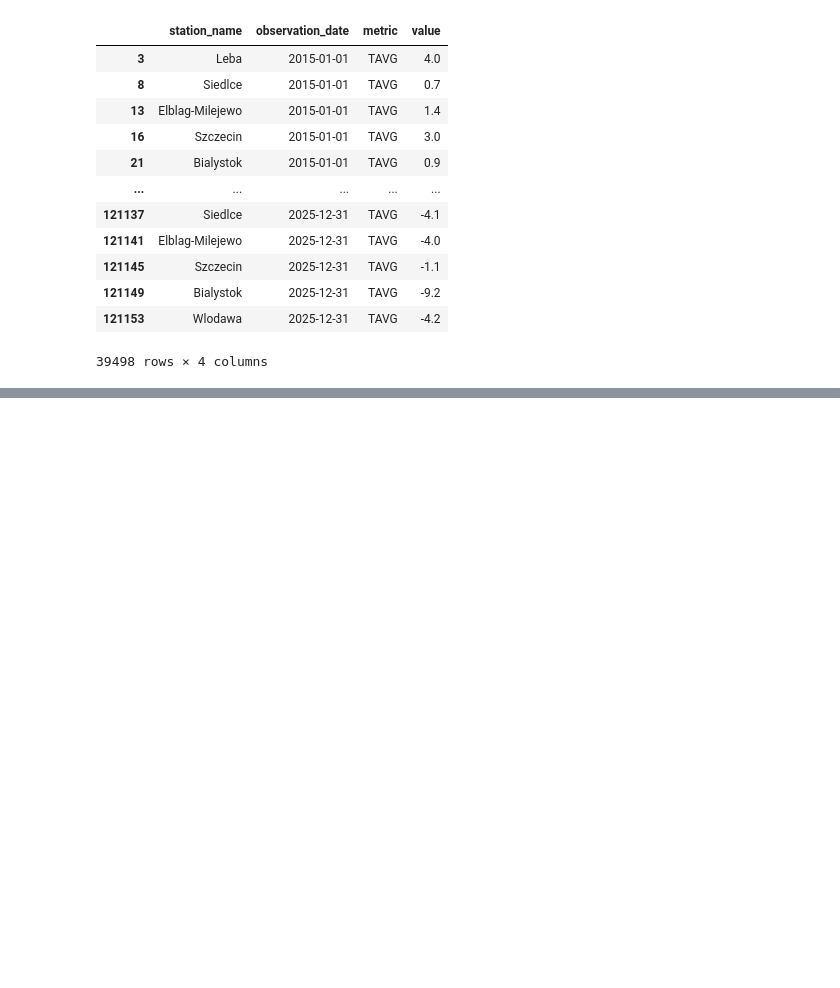
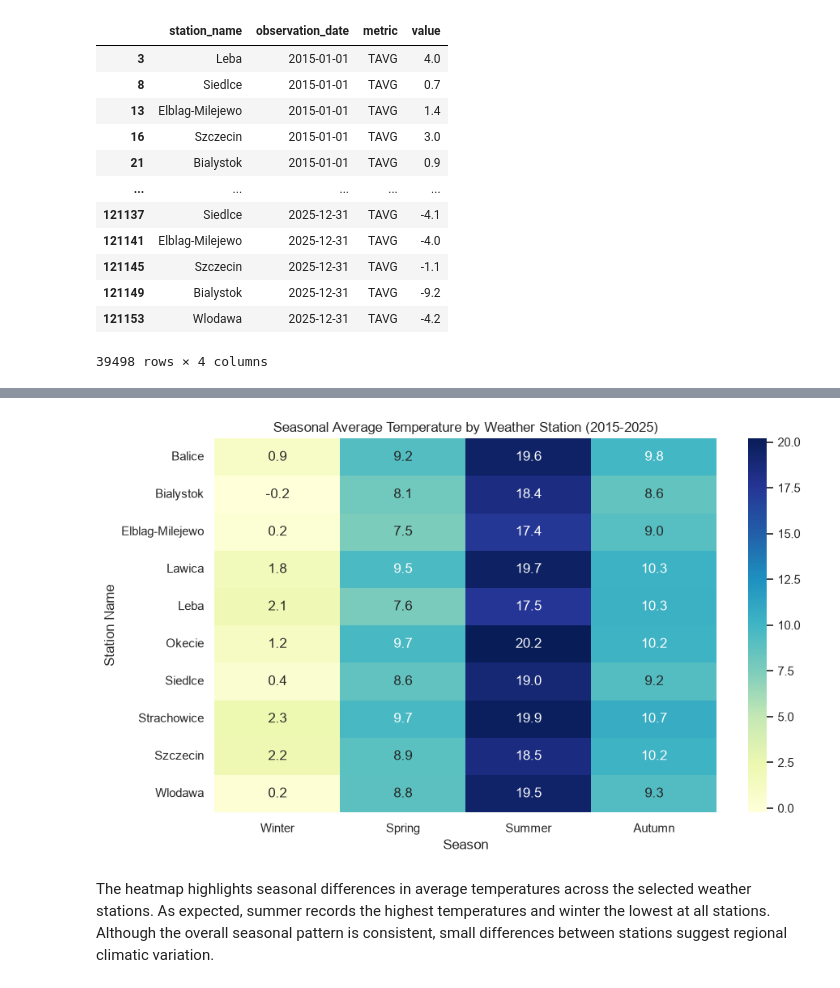
Before and after one commit to nerwuuus/data-toolkit, a Jupyter notebook: weather_data_processing/01_scripts/8_pandas_analysis.ipynb, the cells around one changed output, grey strips where cells are left out. Drawn from its saved outputs; the diff is of its cells as text; code cells hidden in the pictures; blank space fills up the shorter version.

Commit message:
heatmap added

```diff
--- a/weather_data_processing/01_scripts/8_pandas_analysis.ipynb
+++ b/weather_data_processing/01_scripts/8_pandas_analysis.ipynb
@@ -573,9 +591,9 @@ Although the selected stations differ in elevation and geographic location, thei
 # %%
-df
+heatmap_raw = df[['station_name', 'observation_date', 'metric', 'value']]
+heatmap_raw
 
-heatmap_raw = df[['station_name', 'observation_date', 'metric', 'value']]
-
-heatmap_raw
+heatmap = heatmap_raw.copy()
+heatmap
 # %% [output]
 |  | station_name | observation_date | metric | value |
 | 3 | Leba | 2015-01-01 | TAVG | 4.0 |
@@ -604,0 +670,12 @@ heatmap_raw
+# %%
+# 5. Change the order of Seasons.
+heatmap_matrix = heatmap_matrix[
+    [
+        'Winter',
+        'Spring',
+        'Summer',
+        'Autumn'
+    ]
+]
+
+heatmap_matrix
@@ -604,0 +695,19 @@ heatmap_raw
+# %%
+plt.figure(figsize=(10, 6))
+
+sns.heatmap(
+    data=heatmap_matrix,
+    cmap='YlGnBu',
+    annot=True, # Display the average temperature value inside each heatmap cell.
+    fmt=".1f" # Format each value to one decimal place.
+    )
+
+plt.title("Seasonal Average Temperature by Weather Station (2015-2025)")
+plt.xlabel("Season")
+plt.ylabel("Station Name")
+
+plt.show()
+# %% [output]
+[figure, added]
+# %% [markdown]
+The heatmap highlights seasonal differences in average temperatures across the selected weather stations. As expected, summer records the highest temperatures and winter the lowest at all stations. Although the overall seasonal pattern is consistent, small differences between stations suggest regional climatic variation.
```
Also changed, not shown: parts of 5 cells of this notebook.
